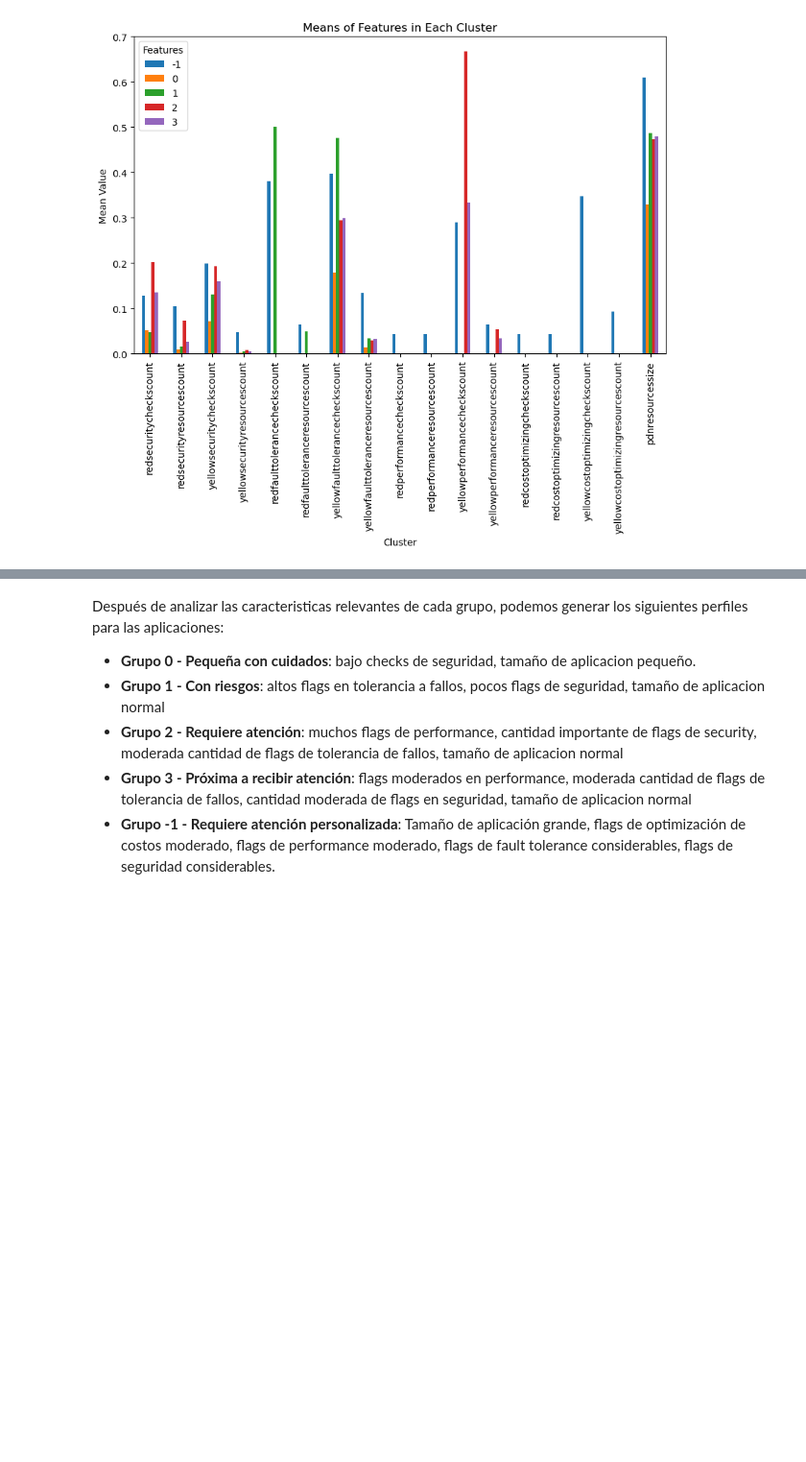
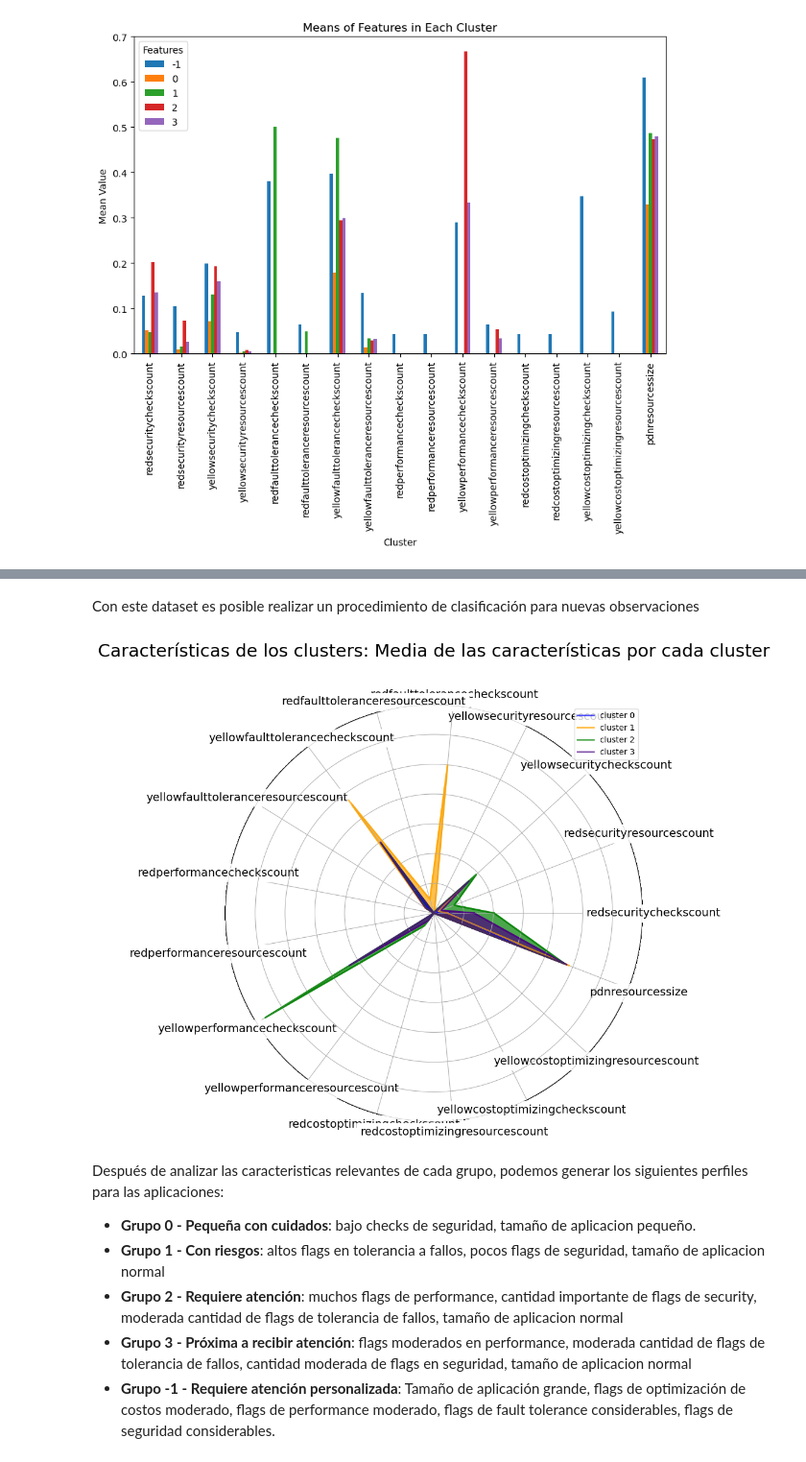
Before and after one commit to 00Fede/incubadora-aplicaciones, a Jupyter notebook: Model_Implementation.ipynb, the cells around one changed output, grey strips where cells are left out. Shown at 96% size. Drawn from its saved outputs; the diff is of its cells as text; code cells hidden in the pictures; blank space fills up the shorter version.

```diff
--- a/Model_Implementation.ipynb
+++ b/Model_Implementation.ipynb
@@ -269,0 +279,2 @@ plt.show()
+# %% [markdown]
+Con este dataset es posible realizar un procedimiento de clasificación para nuevas observaciones
@@ -270,3 +312,20 @@ plt.show()
+# %%
+df_radar = pd.concat([pd.DataFrame(df_mean.mean(), columns=['media']), df_mean.T], axis=1)
+# %%
+fig = plt.figure(figsize=(8, 8))
+no_features = len(df_mean.columns)
+radar = Radar(fig, df_mean.columns, np.unique(np.unique(df['cluster'])))
+colors = ["b", "orange", "g", "indigo", "c", "m", "y", "k", "Brown", "ForestGreen"]
+
+for k in range(0,4):
+    cluster_data = df_radar[k].values.tolist()
+    radar.plot(cluster_data,  '-', lw=2, color = colors[k], alpha=0.7, label='cluster {}'.format(k))
+
+radar.ax.legend()
+radar.ax.set_title("Características de los clusters: Media de las características por cada cluster", size=22, pad=60)
+plt.show()
+# %% [output]
+[figure, added]
 # %% [markdown]
 Después de analizar las caracteristicas relevantes de cada grupo, podemos generar los siguientes perfiles para las aplicaciones:
 
```
Also changed, not shown: parts of 11 cells of this notebook.
